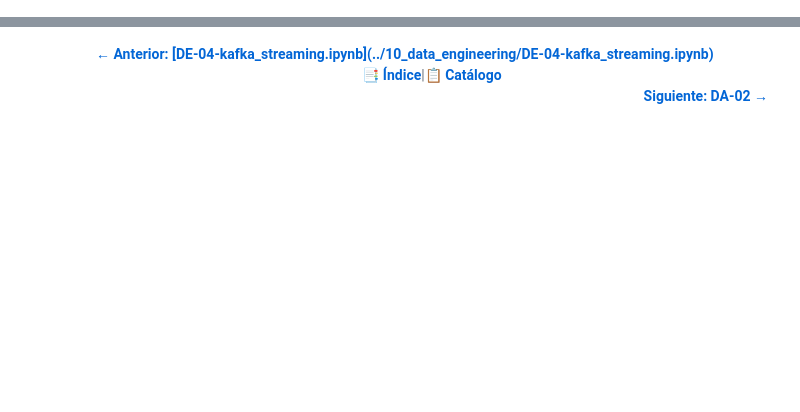
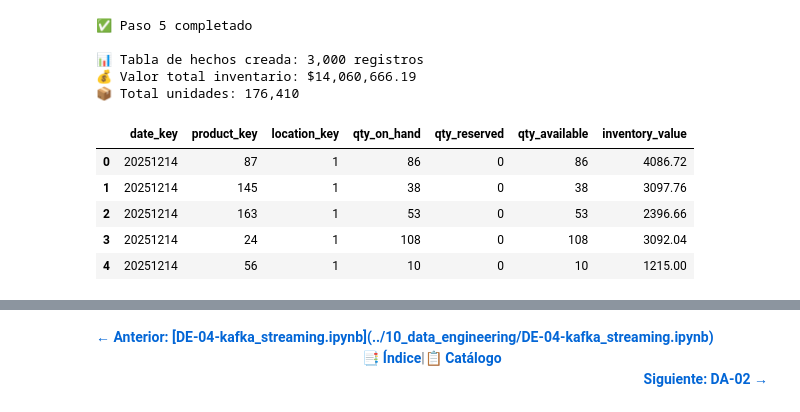
Before and after one commit to lraigosov/supply-chain-data-notebooks, a Jupyter notebook: notebooks/20_data_architecture/DA-01-modelo_dimensional.ipynb, the cells around one changed output, grey strips where cells are left out. Drawn from its saved outputs; the diff is of its cells as text; code cells hidden in the pictures; blank space fills up the shorter version.

```diff
--- a/notebooks/20_data_architecture/DA-01-modelo_dimensional.ipynb
+++ b/notebooks/20_data_architecture/DA-01-modelo_dimensional.ipynb
@@ -679,0 +132,18 @@ for file in output_path.glob('*.parquet'):
+# %%
+# ⚙️ Configuración de rutas
+import sys
+from pathlib import Path
+
+def resolve_repo_root():
+    """Detecta raíz del repositorio buscando carpetas data/ y notebooks/"""
+    current = Path.cwd()
+    for parent in [current, *current.parents]:
+        if (parent / 'data').exists() and (parent / 'notebooks').exists():
+            return parent
+    return current
+
+root = resolve_repo_root()
+if str(root) not in sys.path:
+    sys.path.insert(0, str(root))
+
+print(f"✅ Rutas configuradas: {root}")
@@ -679,0 +428,46 @@ for file in output_path.glob('*.parquet'):
+# %%
+# Crear tabla de hechos
+fact_inventory = df_inventory.copy()
+
+# Asegurar columnas de cantidades
+if 'qty_on_hand' not in fact_inventory.columns:
+    fact_inventory['qty_on_hand'] = 0
+if 'qty_reserved' not in fact_inventory.columns:
+    fact_inventory['qty_reserved'] = 0
+if 'qty_available' not in fact_inventory.columns:
+    fact_inventory['qty_available'] = (fact_inventory['qty_on_hand'] - fact_inventory['qty_reserved']).clip(lower=0)
+
+# JOIN con dimensiones para obtener surrogate keys
+fact_inventory = fact_inventory.merge(
+    dim_date[['date', 'date_key']], on='date', how='left'
+).merge(
+    dim_product[['sku', 'product_key', 'unit_cost']], on='sku', how='left'
+).merge(
+    dim_location[['location_id', 'location_key']], on='location_id', how='left'
+)
+
+# Calcular métricas derivadas
+fact_inventory['inventory_value'] = fact_inventory['qty_on_hand'] * fact_inventory['unit_cost']
+
+# Seleccionar columnas finales
+final_cols = ['date_key', 'product_key', 'location_key',
+              'qty_on_hand', 'qty_reserved', 'qty_available', 'inventory_value']
+fact_inventory_final = fact_inventory[[c for c in final_cols if c in fact_inventory.columns]]
+
+print(f"✅ Paso 5 completado")
+print(f"\n📊 Tabla de hechos creada: {len(fact_inventory_final):,} registros")
+print(f"💰 Valor total inventario: ${fact_inventory_final['inventory_value'].sum():,.2f}")
+print(f"📦 Total unidades: {fact_inventory_final['qty_on_hand'].sum():,.0f}")
+display(fact_inventory_final.head())
+# %% [output]
+✅ Paso 5 completado
+
+📊 Tabla de hechos creada: 3,000 registros
+💰 Valor total inventario: $14,060,666.19
+📦 Total unidades: 176,410
+|  | date_key | product_key | location_key | qty_on_hand | qty_reserved | qty_available | inventory_value |
+| 0 | 20251214 | 87 | 1 | 86 | 0 | 86 | 4086.72 |
+| 1 | 20251214 | 145 | 1 | 38 | 0 | 38 | 3097.76 |
+| 2 | 20251214 | 163 | 1 | 53 | 0 | 53 | 2396.66 |
+| 3 | 20251214 | 24 | 1 | 108 | 0 | 108 | 3092.04 |
+| 4 | 20251214 | 56 | 1 | 10 | 0 | 10 | 1215.00 |
```
Also changed, not shown: parts of 59 cells of this notebook, 1 other file.
